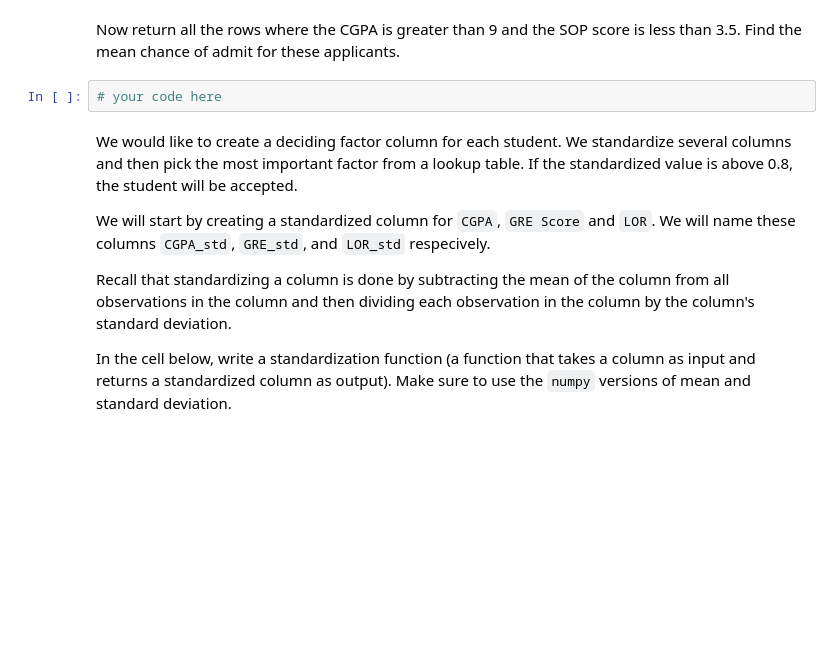
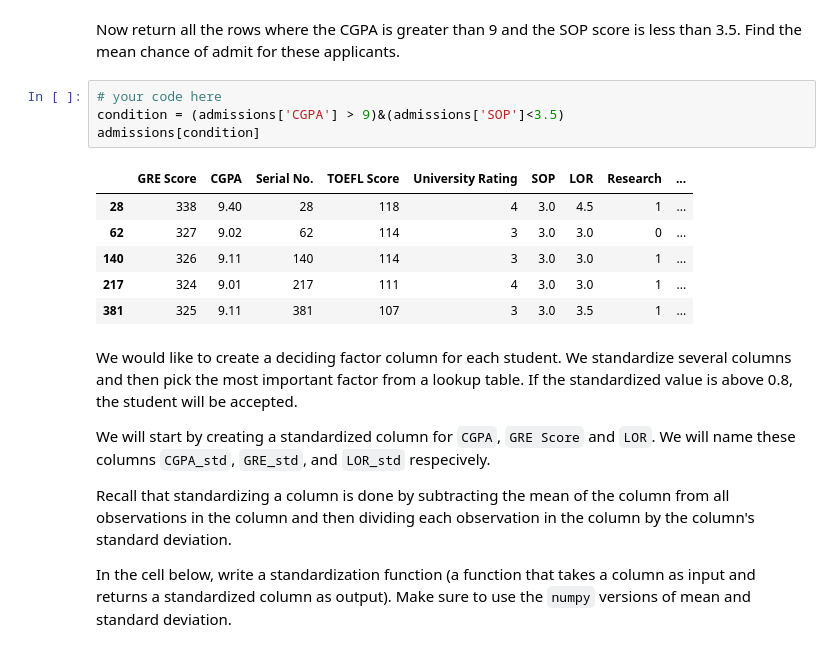
Before and after one commit to ta-data-lis/lab-advanced-pandas, a Jupyter notebook: your-code/main.ipynb, the cells around one changed output. Saved outputs shown, nothing was run; the diff lists cells and outputs as text; blank space fills up the shorter version.

```diff
--- a/your-code/main.ipynb
+++ b/your-code/main.ipynb
@@ -113,7 +144,16 @@ In this part of the lab, we would like to test complex conditions on the entire
 # %% [markdown]
 Now return all the rows where the CGPA is greater than 9 and the SOP score is less than 3.5. Find the mean chance of admit for these applicants.
-# %%
-# your code here
+# %%
+# your code here
+condition = (admissions['CGPA'] > 9)&(admissions['SOP']<3.5)
+admissions[condition]
+# %% [output]
+|  | GRE Score | CGPA | Serial No. | TOEFL Score | University Rating | SOP | LOR | Research | ... |
+| 28 | 338 | 9.40 | 28 | 118 | 4 | 3.0 | 4.5 | 1 | ... |
+| 62 | 327 | 9.02 | 62 | 114 | 3 | 3.0 | 3.0 | 0 | ... |
+| 140 | 326 | 9.11 | 140 | 114 | 3 | 3.0 | 3.0 | 1 | ... |
+| 217 | 324 | 9.01 | 217 | 111 | 4 | 3.0 | 3.0 | 1 | ... |
+| 381 | 325 | 9.11 | 381 | 107 | 3 | 3.0 | 3.5 | 1 | ... |
 # %% [markdown]
 We would like to create a deciding factor column for each student. We standardize several columns and then pick the most important factor from a lookup table. If the standardized value is above 0.8, the student will be accepted.
 
```
Also changed, not shown: parts of 2 cells of this notebook.
